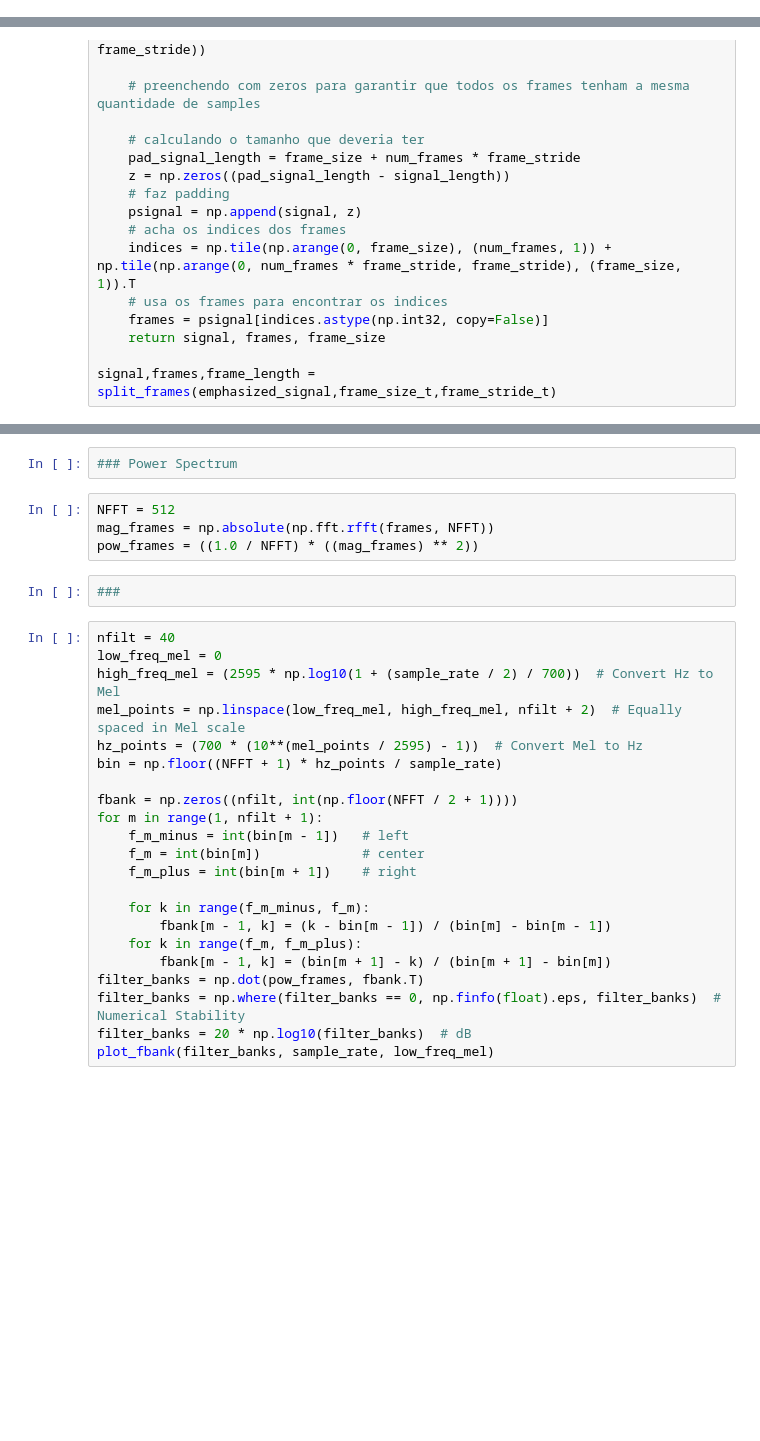
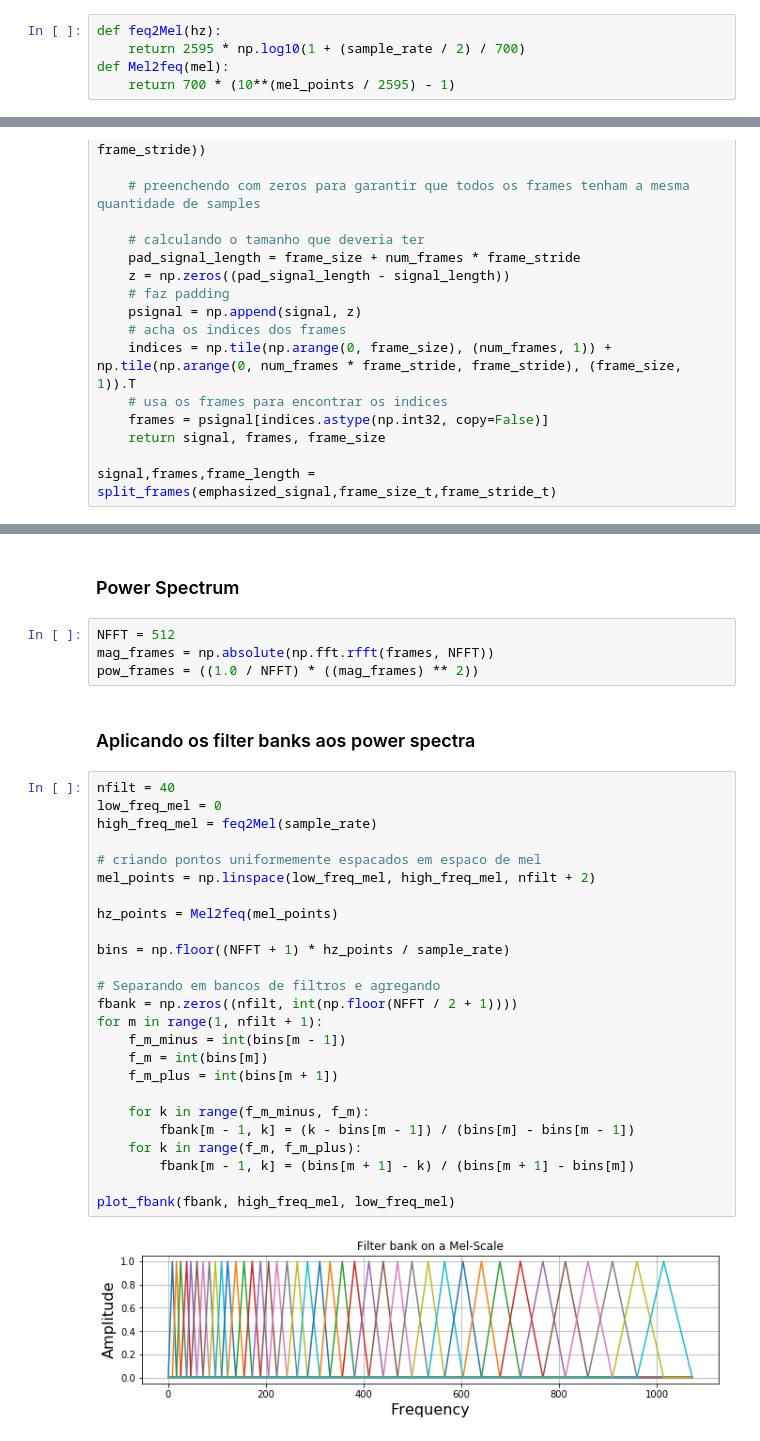
Before and after one commit to leokaplan/inf2608, a Jupyter notebook: T2.ipynb, the cells around one changed output, grey strips where cells are left out. Saved outputs shown, nothing was run; the diff lists cells and outputs as text; blank space fills up the shorter version.

```diff
--- a/T2.ipynb
+++ b/T2.ipynb
@@ -74,3 +74,8 @@ def plot_mfcc(num_ceps, mfcc):
+# %%
+def feq2Mel(hz):
+    return 2595 * np.log10(1 + (sample_rate / 2) / 700)
+def Mel2feq(mel):
+    return 700 * (10**(mel_points / 2595) - 1)
 # %% [markdown]
 ### Lendo Audio
 # %%
@@ -122,32 +127,37 @@ plot_window(frame_size)
 # %% [output]
 [figure]
-# %%
-### Power Spectrum
+# %% [markdown]
+### Power Spectrum
 # %%
 NFFT = 512
 mag_frames = np.absolute(np.fft.rfft(frames, NFFT))
 pow_frames = ((1.0 / NFFT) * ((mag_frames) ** 2))
-# %%
-###
+# %% [markdown]
+### Aplicando os filter banks aos power spectra
 # %%
 nfilt = 40
 low_freq_mel = 0
-high_freq_mel = (2595 * np.log10(1 + (sample_rate / 2) / 700))  # Convert Hz to Mel
-mel_points = np.linspace(low_freq_mel, high_freq_mel, nfilt + 2)  # Equally spaced in Mel scale
-hz_points = (700 * (10**(mel_points / 2595) - 1))  # Convert Mel to Hz
-bin = np.floor((NFFT + 1) * hz_points / sample_rate)
+high_freq_mel = feq2Mel(sample_rate)
 
+# criando pontos uniformemente espacados em espaco de mel
+mel_points = np.linspace(low_freq_mel, high_freq_mel, nfilt + 2)
+
+hz_points = Mel2feq(mel_points)
+
+bins = np.floor((NFFT + 1) * hz_points / sample_rate)
+
+# Separando em bancos de filtros e agregando
 fbank = np.zeros((nfilt, int(np.floor(NFFT / 2 + 1))))
 for m in range(1, nfilt + 1):
-    f_m_minus = int(bin[m - 1])   # left
-    f_m = int(bin[m])             # center
-    f_m_plus = int(bin[m + 1])    # right
+    f_m_minus = int(bins[m - 1])
+    f_m = int(bins[m])
+    f_m_plus = int(bins[m + 1])
 
     for k in range(f_m_minus, f_m):
-        fbank[m - 1, k] = (k - bin[m - 1]) / (bin[m] - bin[m - 1])
+        fbank[m - 1, k] = (k - bins[m - 1]) / (bins[m] - bins[m - 1])
     for k in range(f_m, f_m_plus):
-        fbank[m - 1, k] = (bin[m + 1] - k) / (bin[m + 1] - bin[m])
-filter_banks = np.dot(pow_frames, fbank.T)
-filter_banks = np.where(filter_banks == 0, np.finfo(float).eps, filter_banks)  # Numerical Stability
-filter_banks = 20 * np.log10(filter_banks)  # dB
-plot_fbank(filter_banks, sample_rate, low_freq_mel)
+        fbank[m - 1, k] = (bins[m + 1] - k) / (bins[m + 1] - bins[m])
+
+plot_fbank(fbank, high_freq_mel, low_freq_mel)
+# %% [output]
+[figure, added]
```
Also changed, not shown: parts of 16 cells of this notebook, 47 other files.
